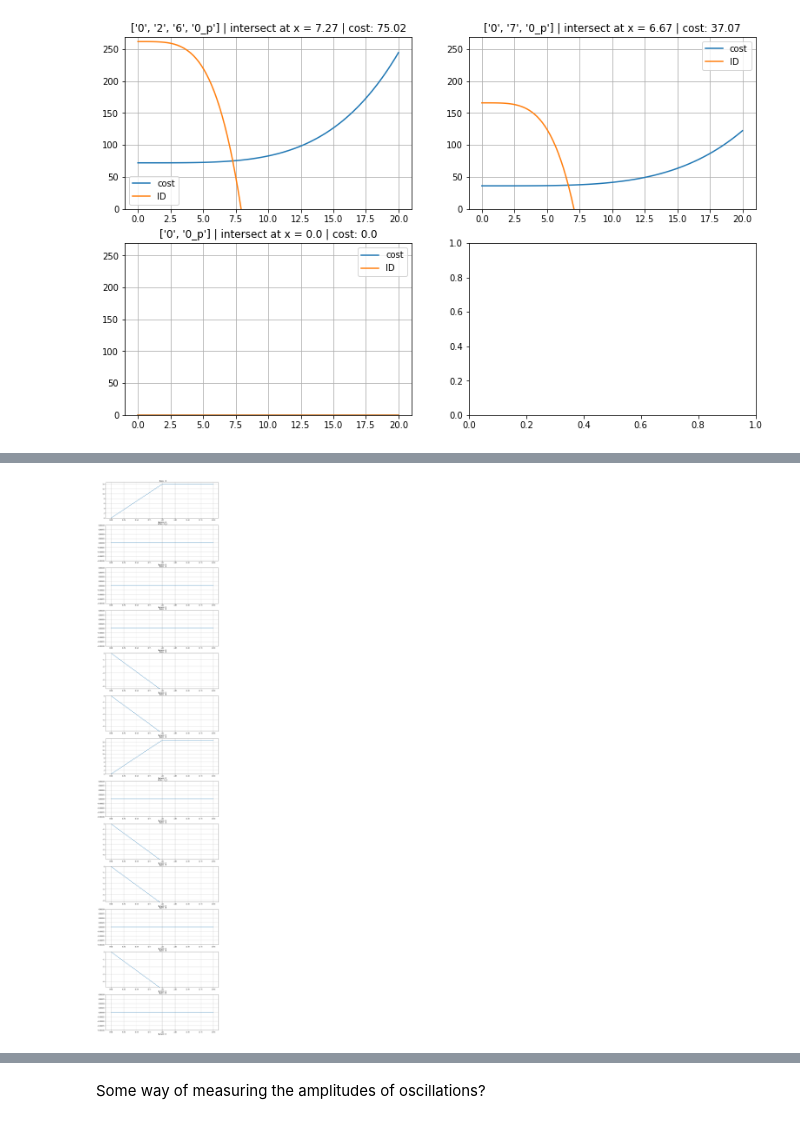
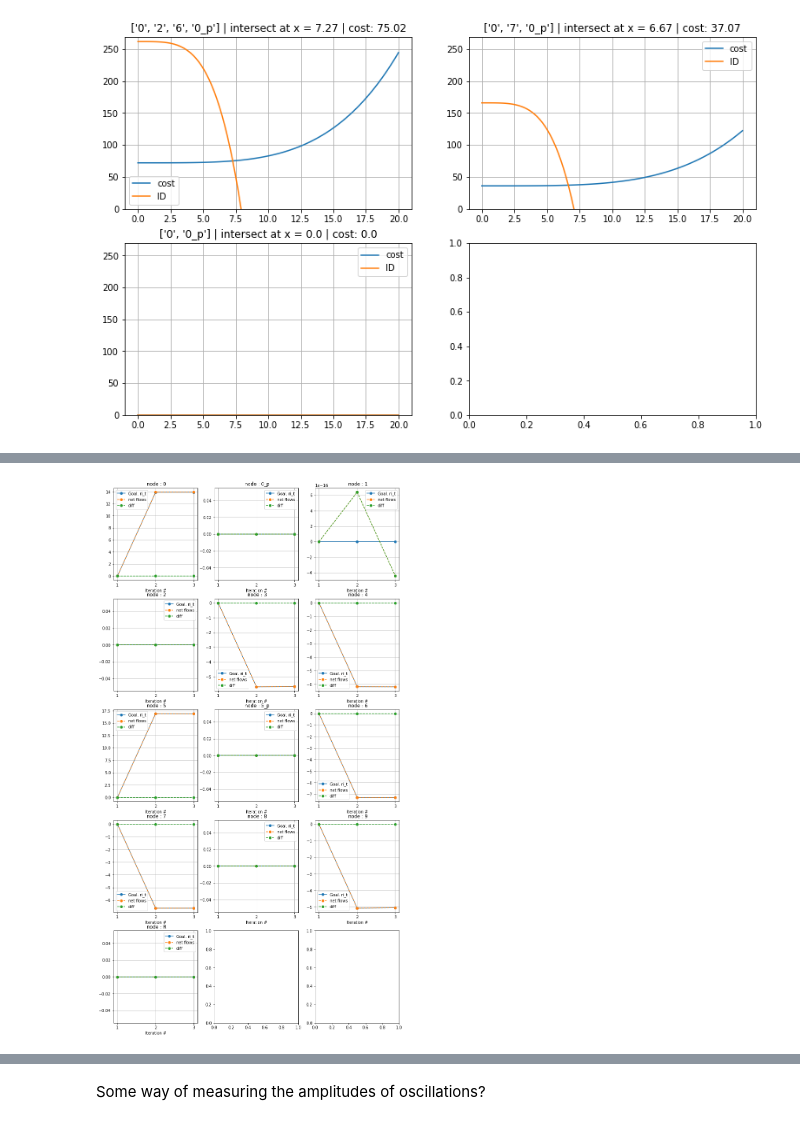
Before and after one commit to LucasFuentesValenzuela/ICU, a Jupyter notebook: notebooks/VizResults_v1.ipynb, the cells around one changed output, grey strips where cells are left out. Cells and saved outputs as stored; diff of their text form; code cells hidden in the pictures.

Commit message:
finalize testing on larger graphs

```diff
--- a/notebooks/VizResults_v1.ipynb
+++ b/notebooks/VizResults_v1.ipynb
@@ -62,6 +70,6 @@ from result_analysis import plot_ri
 # %%
-plot_ri(ri_FW)
+plot_ri(ri_FW, G_FW, compare = True)
 # %% [output]
-[figure, old version]
+[figure, new version]
 # %%
 plt.figure()
```
Also changed, not shown: parts of 14 cells of this notebook, 4 other files.
